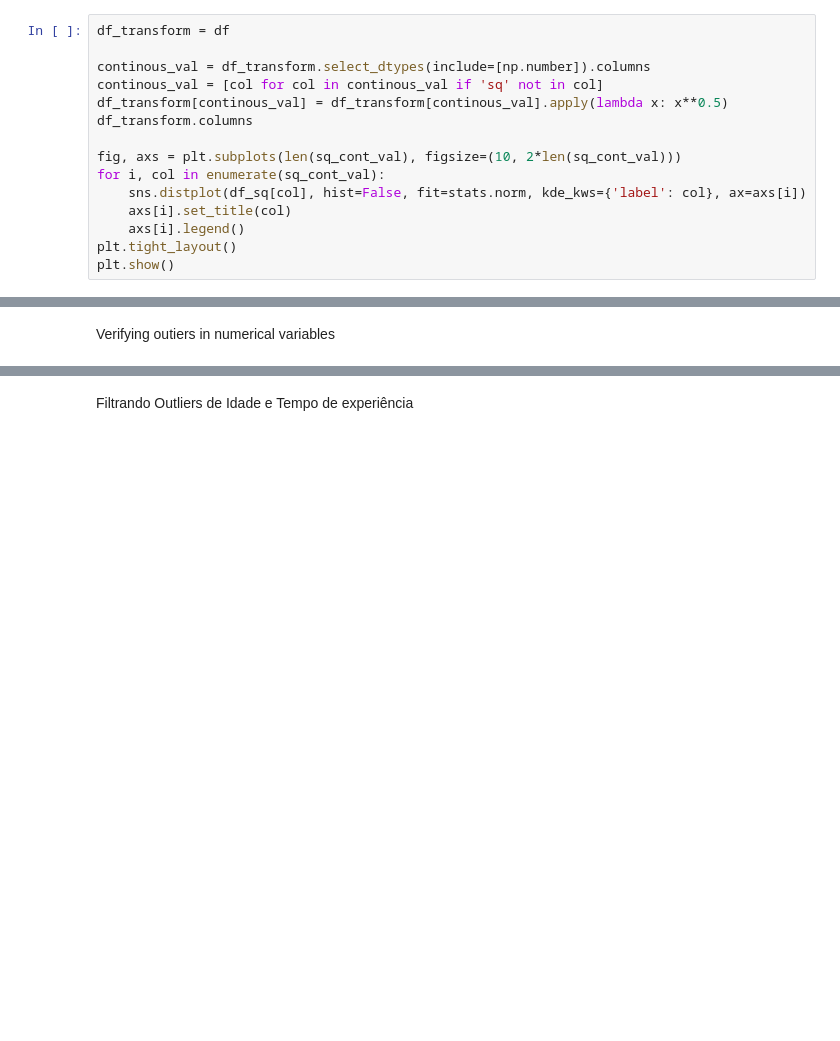
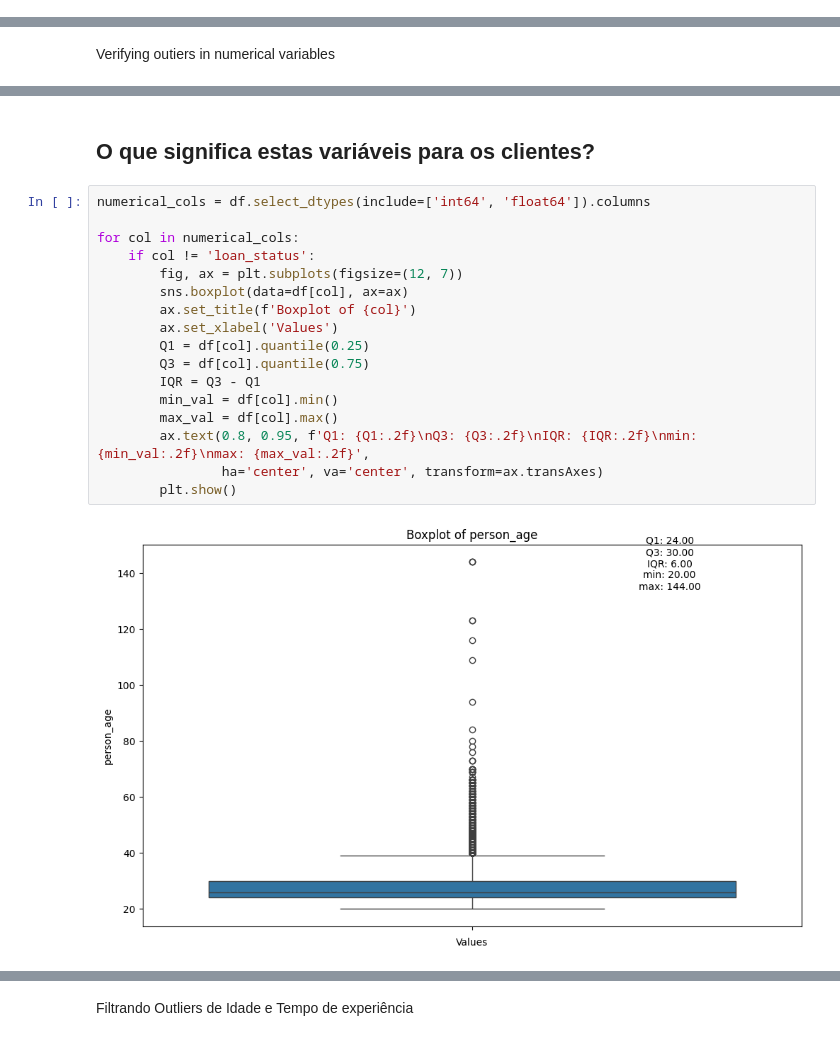
Before and after one commit to luizdataeng/loan_payment, a Jupyter notebook: loan_payment_classification.ipynb, the cells around one changed output, grey strips where cells are left out. Saved outputs shown, nothing was run; the diff lists cells and outputs as text; blank space fills up the shorter version.

```diff
--- a/loan_payment_classification.ipynb
+++ b/loan_payment_classification.ipynb
@@ -292,15 +283,0 @@ Applying square root method
-# %%
-df_transform = df
-
-continous_val = df_transform.select_dtypes(include=[np.number]).columns
-continous_val = [col for col in continous_val if 'sq' not in col]
-df_transform[continous_val] = df_transform[continous_val].apply(lambda x: x**0.5)
-df_transform.columns
-
-fig, axs = plt.subplots(len(sq_cont_val), figsize=(10, 2*len(sq_cont_val)))
-for i, col in enumerate(sq_cont_val):
-    sns.distplot(df_sq[col], hist=False, fit=stats.norm, kde_kws={'label': col}, ax=axs[i])
-    axs[i].set_title(col)
-    axs[i].legend()
-plt.tight_layout()
-plt.show()
@@ -494,0 +321,21 @@ Index: []
+# %% [markdown]
+## O que significa estas variáveis para os clientes?
+# %%
+numerical_cols = df.select_dtypes(include=['int64', 'float64']).columns
+
+for col in numerical_cols:
+    if col != 'loan_status':
+        fig, ax = plt.subplots(figsize=(12, 7))
+        sns.boxplot(data=df[col], ax=ax)
+        ax.set_title(f'Boxplot of {col}')
+        ax.set_xlabel('Values')
+        Q1 = df[col].quantile(0.25)
+        Q3 = df[col].quantile(0.75)
+        IQR = Q3 - Q1
+        min_val = df[col].min()
+        max_val = df[col].max()
+        ax.text(0.8, 0.95, f'Q1: {Q1:.2f}\nQ3: {Q3:.2f}\nIQR: {IQR:.2f}\nmin: {min_val:.2f}\nmax: {max_val:.2f}',
+                ha='center', va='center', transform=ax.transAxes)
+        plt.show()
+# %% [output]
+[figure, added]
```
Also changed, not shown: parts of 27 cells of this notebook, 2 other files.
